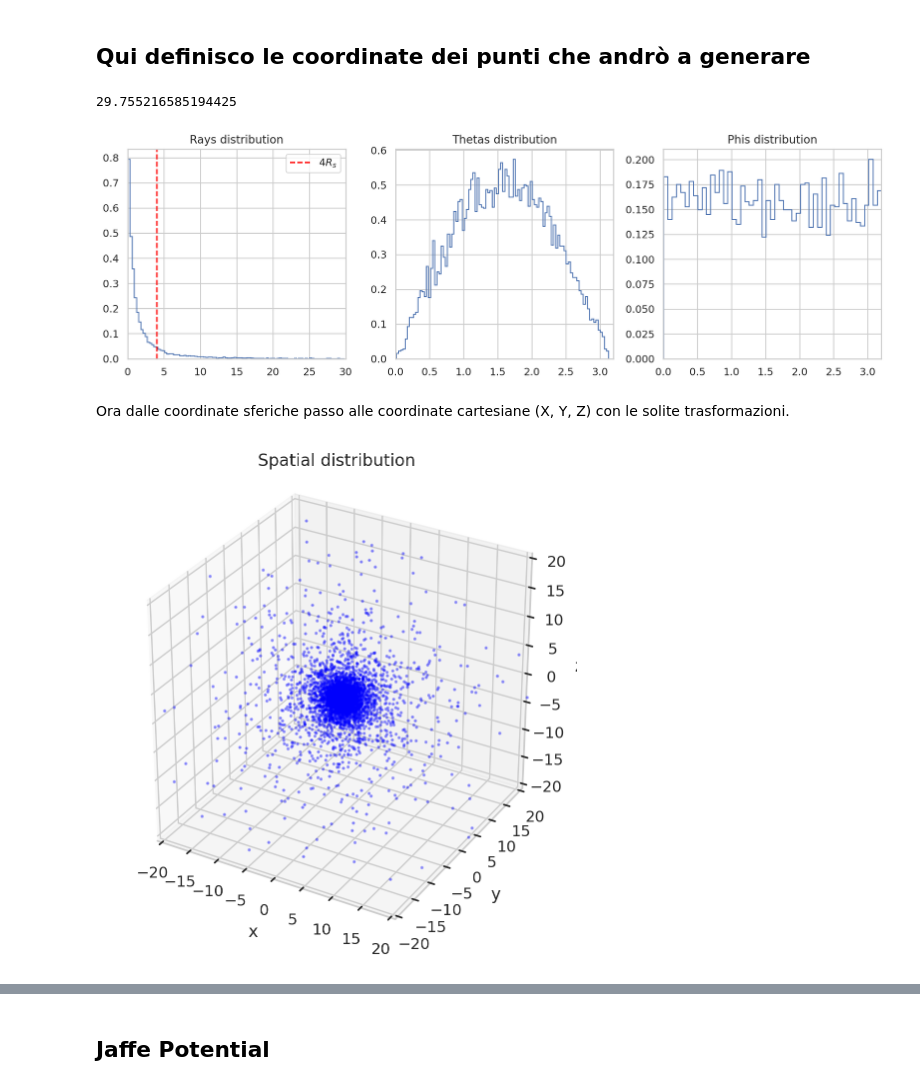
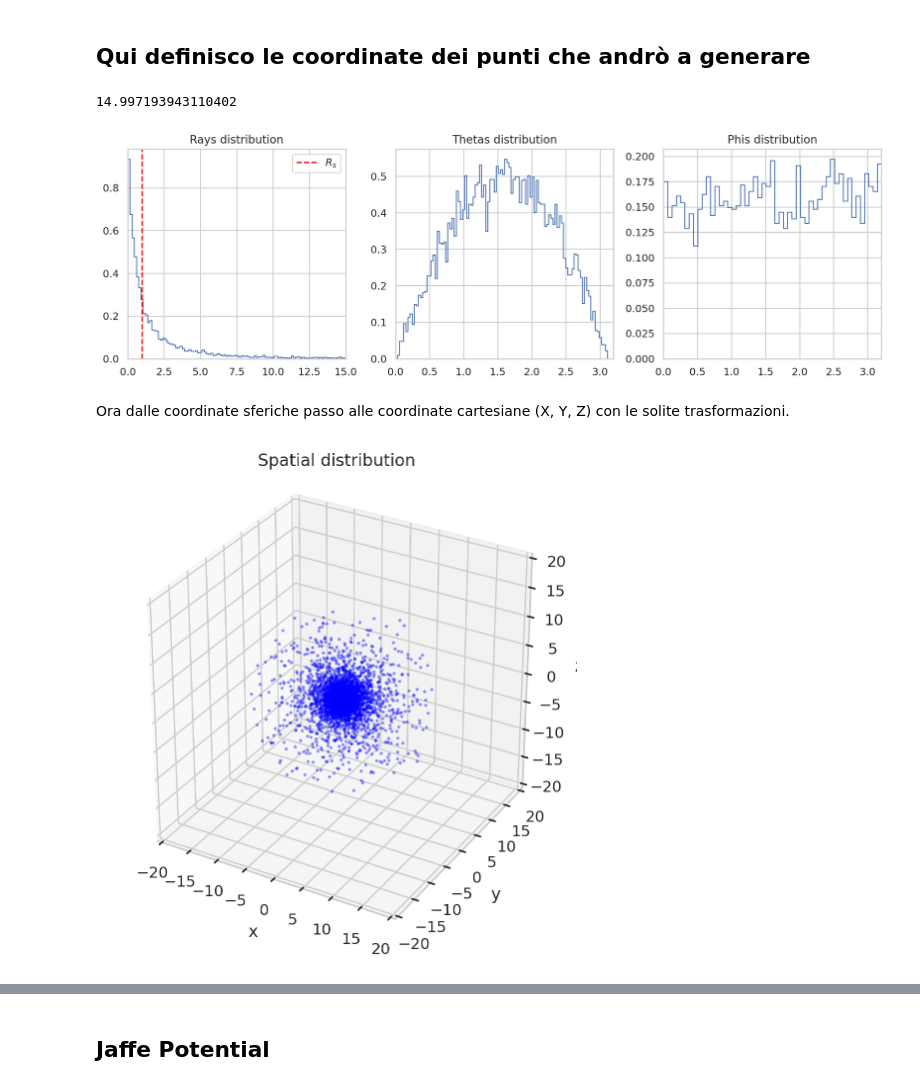
Before and after one commit to SimoneArienti/Galaxies-and-Dynamics, a Jupyter notebook: Project/Jaffe Setup.ipynb, the cells around one changed output, grey strips where cells are left out. Drawn from its saved outputs; the diff is of its cells as text; code cells hidden in the pictures.

```diff
--- a/Project/Jaffe Setup.ipynb
+++ b/Project/Jaffe Setup.ipynb
@@ -102,7 +102,7 @@ plt.legend()
 # %% [markdown]
 ## Setting the coordinates
 # %%
-raggi = np.linspace(0.1, 30*Rs, 100)
+raggi = np.linspace(0.1, 15*Rs, 100)
 P_r   = raggi / (raggi + Rs)
 # %%
 # Set Seaborn style
@@ -154,27 +154,27 @@ phis = uniform.rvs(0, 2 * np.pi, size=N)
 # %%
 Rays.max()
 # %% [output]
-29.755216585194425
+14.997193943110402
 # %%
 fig, axes = plt.subplots(1, 3, figsize=(12, 4))
 
 axes[0].hist(Rays, bins=100, density=True, histtype='step')
 axes[0].set_title("Rays distribution")
-axes[0].axvline(x = 4*Rs, linestyle='--', color='red', label = r'$4 R_s$')
-axes[0].set_xlim(0, 30*Rs)
+axes[0].axvline(x = Rs, linestyle='--', color='red', label = r'$R_s$')
+axes[0].set_xlim(0, 15*Rs)
 axes[0].legend()
 
 axes[1].hist(thetas, bins=100, density=True, histtype='step')
 axes[1].set_title("Thetas distribution")
 axes[1].set_xlim(0,3.2)
 
 axes[2].hist(phis, bins=100, density=True, histtype='step')
 axes[2].set_title("Phis distribution")
 axes[2].set_xlim(0,3.2)
 
 plt.tight_layout()
 # %% [output]
-[figure, old version]
+[figure, new version]
 # %% [markdown]
 Ora dalle coordinate sferiche passo alle coordinate cartesiane (X, Y, Z) con le solite trasformazioni.
 # %%
@@ -198,7 +198,7 @@ ax.set_box_aspect([1,1,1])
 
 plt.show();
 # %% [output]
-[figure, old version]
+[figure, new version]
 # %%
 fig, axes = plt.subplots(1, 3, figsize=(12, 4))
 
```
Also changed, not shown: parts of 20 cells of this notebook.
